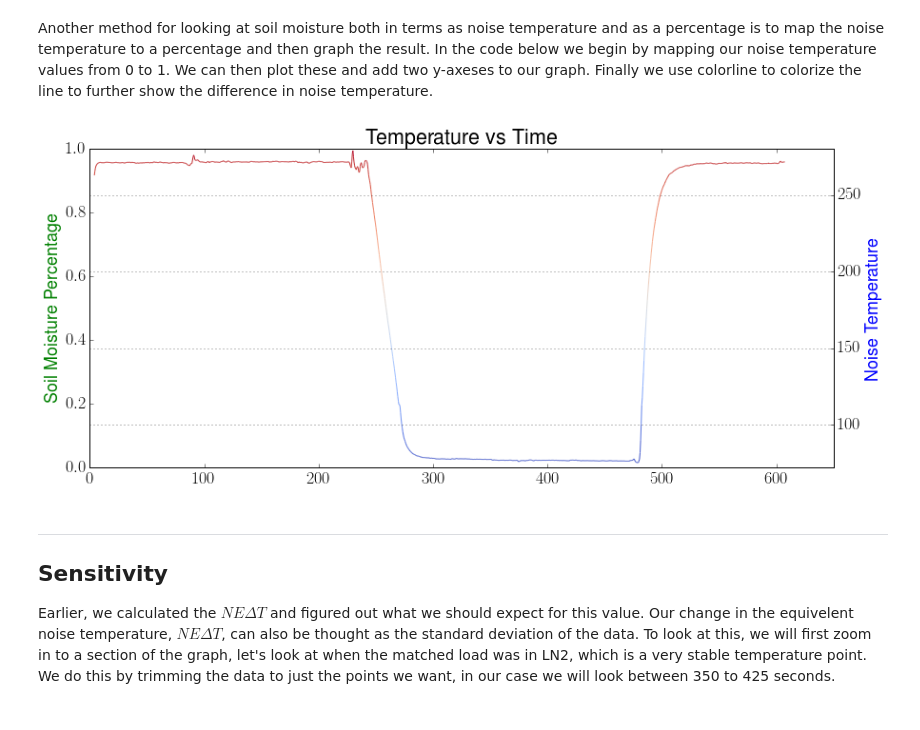
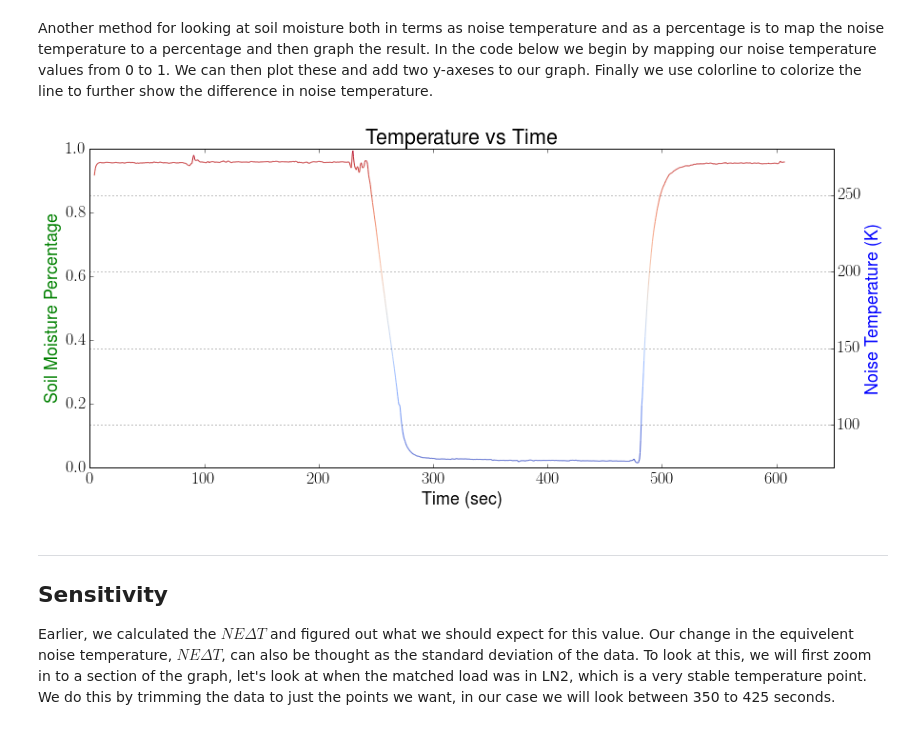
Before and after one commit to matgyver/Radiometer-SDR-Thesis, a Jupyter notebook: Experiments/Exp1/radiometer_experiment_1.ipynb, the cells around one changed output. Cells and saved outputs as stored; diff of their text form; code cells hidden in the pictures.

```diff
--- a/Experiments/Exp1/radiometer_experiment_1.ipynb
+++ b/Experiments/Exp1/radiometer_experiment_1.ipynb
@@ -461,22 +461,22 @@ j = m(h)
 # %%
 fig, ax1 = plt.subplots(figsize=(14,6), dpi=300)
 matplotlib.rcParams.update({'font.size': 18, 'text.usetex': True})
 ax2 = ax1.twinx()
 
 ax1.set_ylabel('Soil Moisture Percentage', color='g')
-ax2.set_ylabel('Noise Temperature', color='b')
+ax2.set_ylabel('Noise Temperature (K)', color='b')
 #plot(y,g)
 colorline(i,h,j,linewidth=1,cmap='coolwarm')
 colorline(i,j,j,cmap='coolwarm')
-xlabel('Time')
+ax1.set_xlabel('Time (sec)')
 #ylabel('Noise Temperature (K)')
 title('Temperature vs Time')
 grid(True)
 axis([0, 650, 72, 280])
 fig.savefig("sdr_soilmoisture.pdf", dpi=300)
 fig.savefig("sdr_soilmoisture.png", dpi=300)
 # %% [output]
-[figure, old version]
+[figure, new version]
 # %% [markdown]
 ---
 ## Sensitivity
```
Also changed, not shown: 37 other files.
